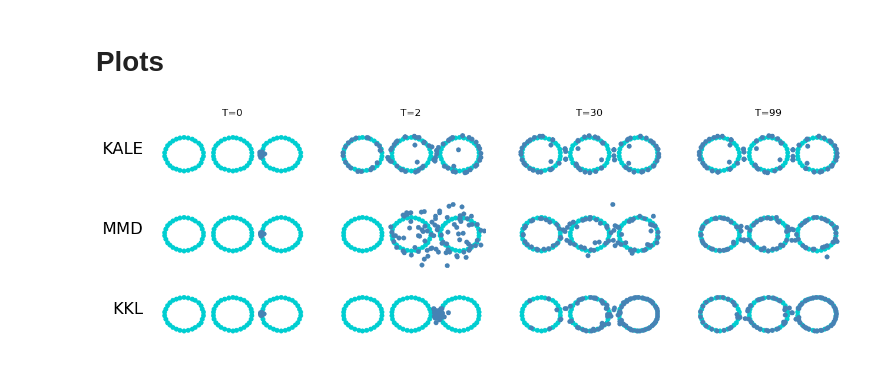
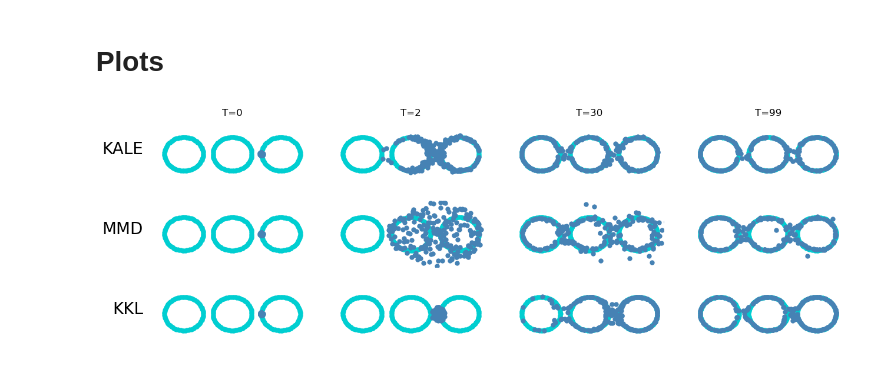
Before and after one commit to cclementine25/KKL-divergence-gradient-flows, a Jupyter notebook: Regularized/3_rings.ipynb, the cells around one changed output. Drawn from its saved outputs; the diff is of its cells as text; code cells hidden in the pictures.

```diff
--- a/Regularized/3_rings.ipynb
+++ b/Regularized/3_rings.ipynb
@@ -8,6 +9,6 @@ import scipy.optimize as sco
 # %%
 def _generate_data():
-    N, r, _delta = 30, 0.3, 0.5
+    N, r, _delta = 80, 0.3, 0.5
 
     X = np.c_[r * np.cos(np.linspace(0, 2 * np.pi, N + 1)), r * np.sin(np.linspace(0, 2 * np.pi, N + 1))][:-1]  # noqa
     for i in [1, 2]:
@@ -69,7 +70,7 @@ import time
 import numpy as np
 import torch
 
-for _lambda_, lr, exp_name in zip([0.001, 10000], [0.001, 0.001], ['kale_0001', 'kale_10000']):
+for _lambda_, lr, exp_name in zip([0.001, 10000], [0.0001, 0.001], ['kale_0001', 'kale_10000']):
     t0 = time.time()
     X,Y = _generate_data()
     args, (X, Y), (trajectories, records, loss_states) = gradient_flow(lr=lr, loss_kwargs={**_kale_default_kwargs, 'lambda_': _lambda_}, **_gf_default_kwargs)
@@ -202,36 +214,52 @@ Text(0.5, 1.0, 'Values of the gradient of $KKL_{\\alpha}')
+# %%
+X_0_001 = np.load('save_data/3_rings/kkl_3rings_alpha_'+str(0.001)+'_particles.npy')
+L_0_001 = np.load('save_data/3_rings/kkl_3rings_alpha_'+str(0.001)+'KKL.npy')
+
+X_0_01 = np.load('save_data/3_rings/kkl_3rings_alpha_'+str(0.01)+'_particles.npy')
+L_0_01 = np.load('save_data/3_rings/kkl_3rings_alpha_'+str(0.01)+'KKL.npy')
+
+X_0_1 = np.load('save_data/3_rings/kkl_3rings_alpha_'+str(0.1)+'_particles.npy')
+L_0_1 = np.load('save_data/3_rings/kkl_3rings_alpha_'+str(0.1)+'KKL.npy')
 # %% [markdown]
 # Plots
 # %%
 fig, axs = plt.subplots(nrows=3, ncols=4, figsize=(15, 5))
 
 iters = [0, 2, 30, 99]
 
 axs[0,0].text(-0.1, 0.5, "KALE", size=20, transform=axs[0,0].transAxes, horizontalalignment='right')
 for it,ax in zip(iters, axs[0]):
     ax.set_title(f'T={it}')
     ax.set_xlim([-1.9, 0.4])
     ax.set_ylim([-0.6, 0.6])
     ax.scatter(results["kale_0001"]['X'][:, 1], results["kale_0001"]['X'][:, 0],color = "darkturquoise",linewidths=1e-5)
     ax.scatter(results["kale_0001"]['trajectories'][it, :, 1], results["kale_0001"]['trajectories'][it, :, 0],color = "steelblue",linewidths=1e-5)
     ax.axis('off')
 
 axs[1,0].text(-0.1, 0.5, "MMD", size=20, transform=axs[1,0].transAxes, horizontalalignment='right')
 for it,ax in zip(iters, axs[1]):
     ax.set_xlim([-1.9, 0.4])
     ax.set_ylim([-0.6, 0.6])
     ax.scatter(results["kale_10000"]['X'][:, 1], results["kale_10000"]['X'][:, 0],color = "darkturquoise",linewidths=1e-5)
     ax.scatter(results["kale_10000"]['trajectories'][it, :, 1], results["kale_10000"]['trajectories'][it, :, 0],color = "steelblue",linewidths=1e-5)
     ax.axis('off')
 
 axs[2,0].text(-0.1, 0.5, "KKL", size=20, transform=axs[2,0].transAxes, horizontalalignment='right')
 for it,ax in zip(iters, axs[2]):
     ax.set_xlim([-1.9, 0.4])
     ax.set_ylim([-0.6, 0.6])
     ax.scatter(y[:,1],y[:,0],color = "darkturquoise",linewidths=1e-5)
     #ax.scatter(positions[it][:,1],positions[it][:,0],color = "steelblue")
-    ax.scatter(X[it][:,1],X[it][:,0],color = "steelblue",linewidths=1e-5)
+    ax.scatter(X_0_01[it][:,1],X_0_01[it][:,0],color = "steelblue",linewidths=1e-5)
     ax.axis('off')
 
-plt.savefig('plots_neurips/3rings.pdf')
+
+
+output_dir = 'plots_neurips/3_rings'
+output_path = os.path.join(output_dir, '3rings_alpha_0_01.pdf')
+if os.path.exists(output_path):
+    os.remove(output_path)
+
+plt.savefig(output_path,dpi = 300)
 # %% [output]
-[figure, old version]
+[figure, new version]
```
Also changed, not shown: parts of 8 cells of this notebook, 19 other files.
